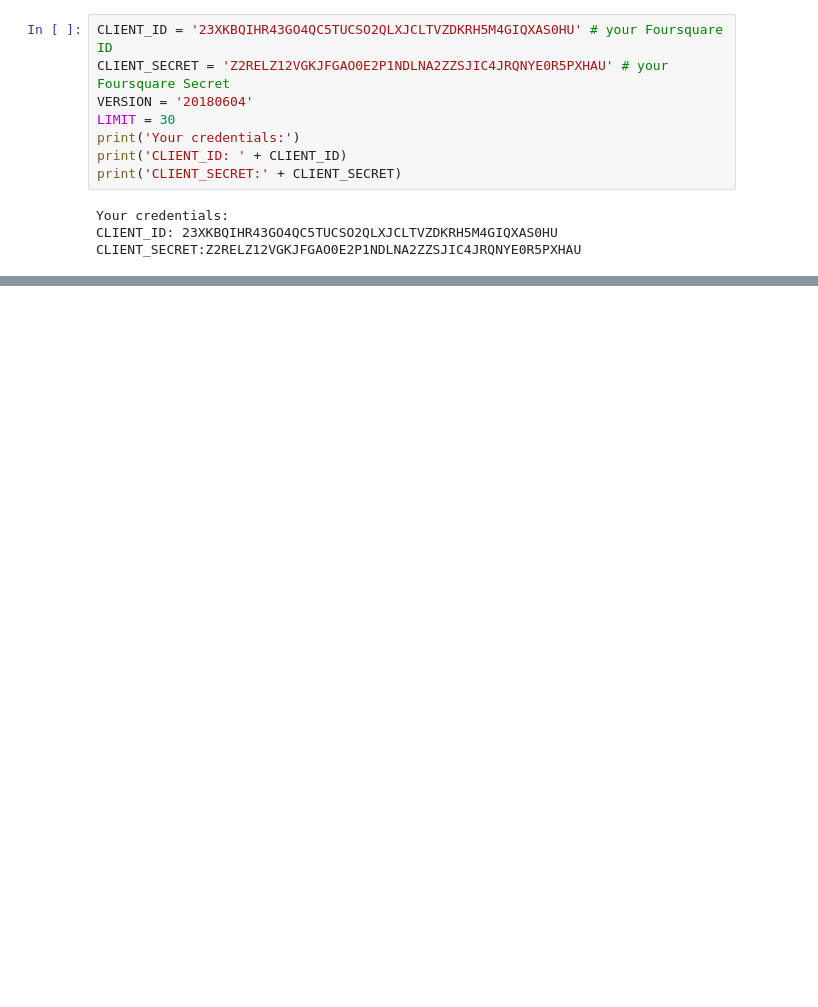
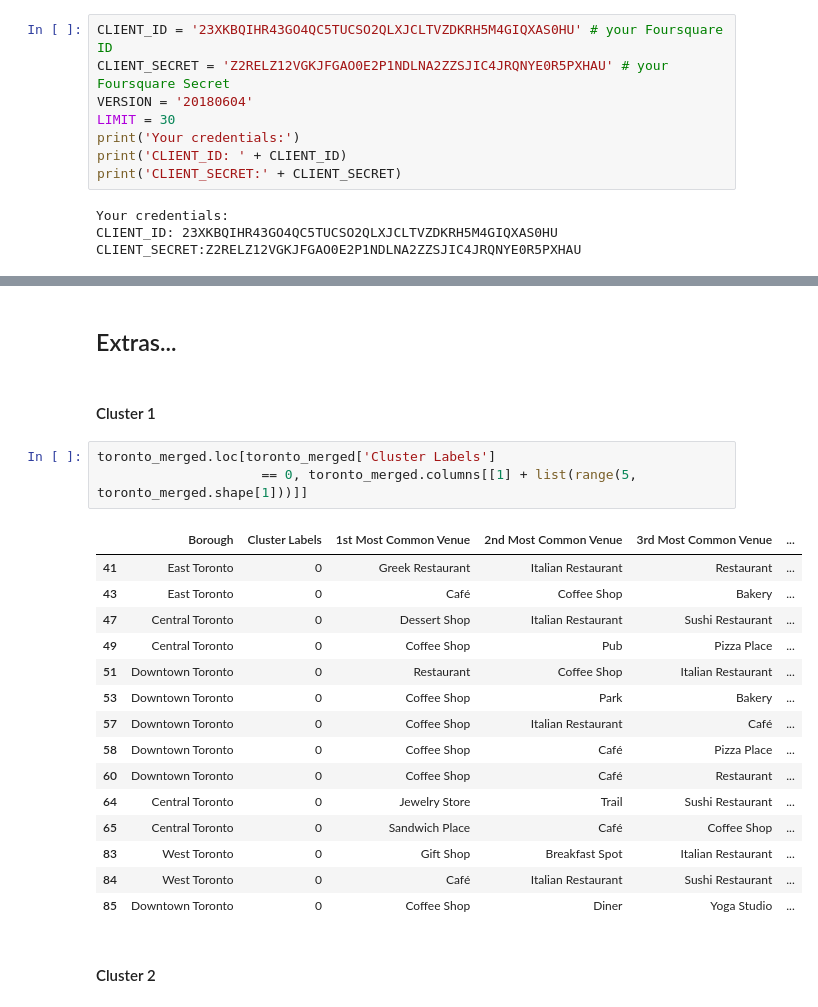
Before and after one commit to Ozzy878/Coursera_Capstone, a Jupyter notebook: Peer_Graded_Assignment-Segmentation_Clustering_pt3.ipynb, the cells around one changed output, grey strips where cells are left out. Drawn from its saved outputs; the diff is of its cells as text; blank space fills up the shorter version.

```diff
--- a/Peer_Graded_Assignment-Segmentation_Clustering_pt3.ipynb
+++ b/Peer_Graded_Assignment-Segmentation_Clustering_pt3.ipynb
@@ -164,0 +477,25 @@ CLIENT_SECRET:Z2RELZ12VGKJFGAO0E2P1NDLNA2ZZSJIC4JRQNYE0R5PXHAU
+# %% [markdown]
+## Extras...
+# %% [markdown]
+#### Cluster 1
+# %%
+toronto_merged.loc[toronto_merged['Cluster Labels']
+                     == 0, toronto_merged.columns[[1] + list(range(5, toronto_merged.shape[1]))]]
+# %% [output]
+|  | Borough | Cluster Labels | 1st Most Common Venue | 2nd Most Common Venue | 3rd Most Common Venue | ... |
+| 41 | East Toronto | 0 | Greek Restaurant | Italian Restaurant | Restaurant | ... |
+| 43 | East Toronto | 0 | Café | Coffee Shop | Bakery | ... |
+| 47 | Central Toronto | 0 | Dessert Shop | Italian Restaurant | Sushi Restaurant | ... |
+| 49 | Central Toronto | 0 | Coffee Shop | Pub | Pizza Place | ... |
+| 51 | Downtown Toronto | 0 | Restaurant | Coffee Shop | Italian Restaurant | ... |
+| 53 | Downtown Toronto | 0 | Coffee Shop | Park | Bakery | ... |
+| 57 | Downtown Toronto | 0 | Coffee Shop | Italian Restaurant | Café | ... |
+| 58 | Downtown Toronto | 0 | Coffee Shop | Café | Pizza Place | ... |
+| 60 | Downtown Toronto | 0 | Coffee Shop | Café | Restaurant | ... |
+| 64 | Central Toronto | 0 | Jewelry Store | Trail | Sushi Restaurant | ... |
+| 65 | Central Toronto | 0 | Sandwich Place | Café | Coffee Shop | ... |
+| 83 | West Toronto | 0 | Gift Shop | Breakfast Spot | Italian Restaurant | ... |
+| 84 | West Toronto | 0 | Café | Italian Restaurant | Sushi Restaurant | ... |
+| 85 | Downtown Toronto | 0 | Coffee Shop | Diner | Yoga Studio | ... |
+# %% [markdown]
+#### Cluster 2
```
Also changed, not shown: parts of 39 cells of this notebook.
